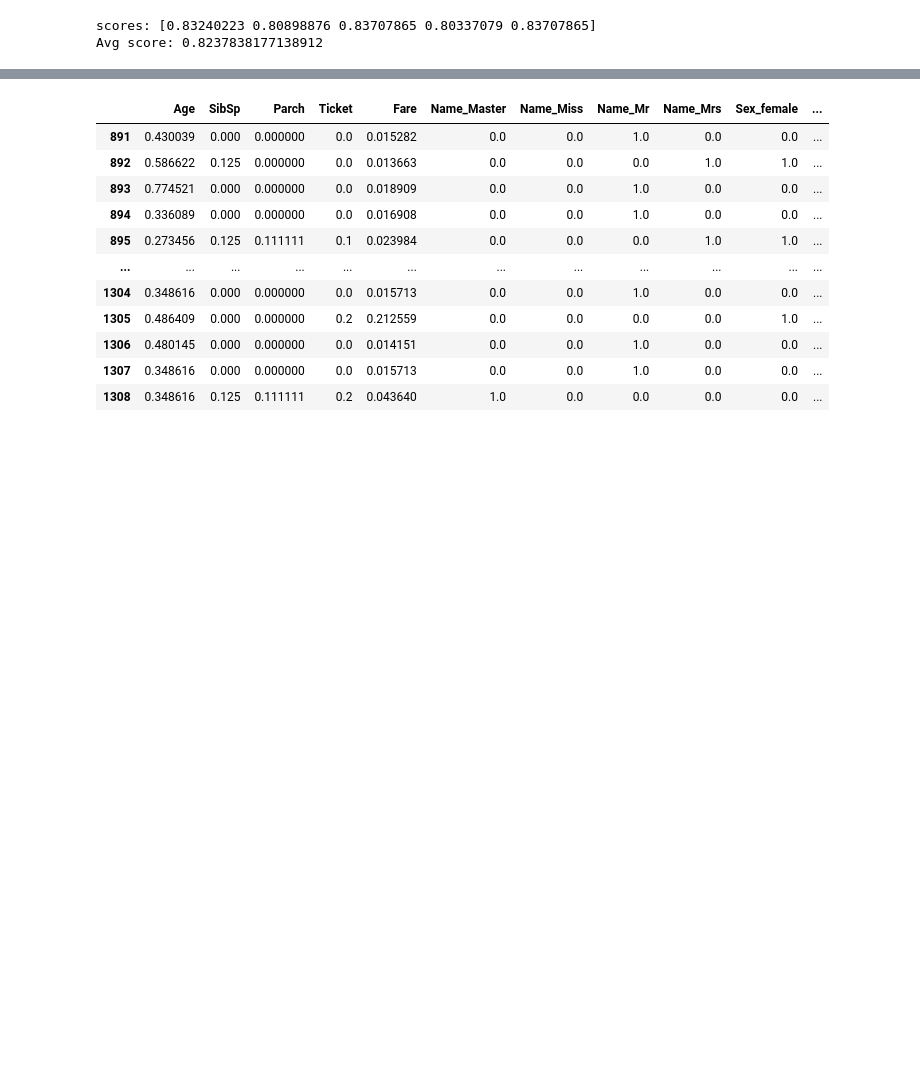
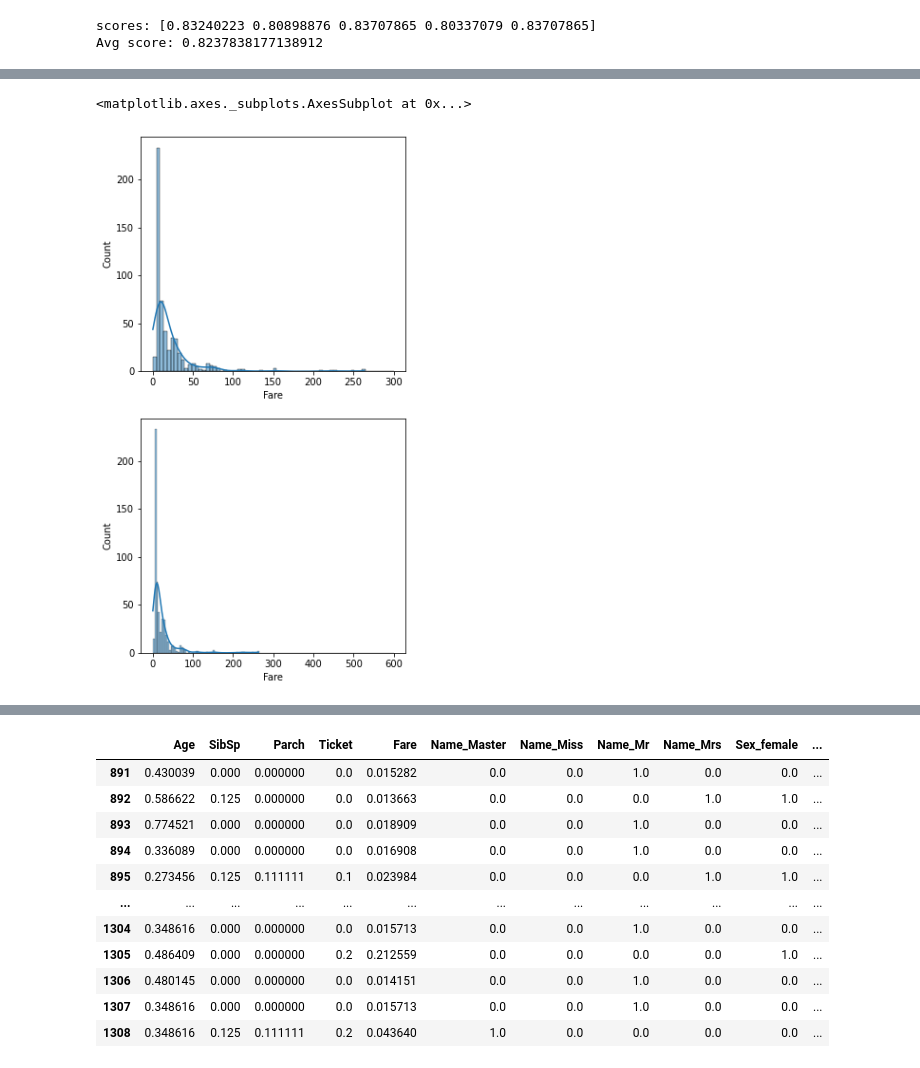
Before and after one commit to bkytpe/MachineLearning, a Jupyter notebook: Titanic.ipynb, the cells around one changed output, grey strips where cells are left out. Cells and saved outputs as stored; diff of their text form; code cells hidden in the pictures; blank space fills up the shorter version.

```diff
--- a/Titanic.ipynb
+++ b/Titanic.ipynb
@@ -204,0 +235,13 @@ df.to_csv("rf.csv", encoding="utf-8", index=False)
+# %%
+#kde curve機率曲線
+dead = train[train["Survived"]==0]
+alive = train[train["Survived"]!=0]
+plt.figure(figsize = (5,10))
+plt.subplot(2,1,1)
+sns.histplot(dead["Fare"],binrange = (0,300),kde = True)
+plt.subplot(2,1,2)
+sns.histplot(dead["Fare"],binrange = (0,600),kde = True)
+#sns.pairplot(train, x_vars = ["Fare"],y_vars = ["Survived"],kind = "hist")
+# %% [output]
+<matplotlib.axes._subplots.AxesSubplot at 0x...>
+[figure, added]
```
Also changed, not shown: parts of 3 cells of this notebook.
